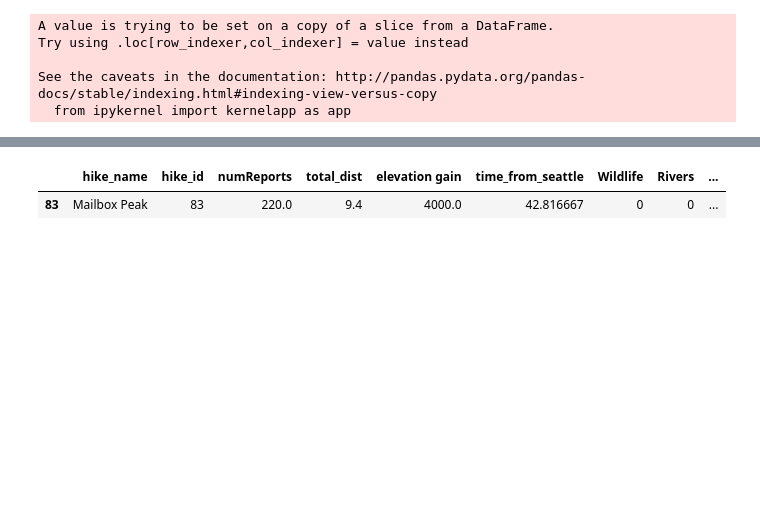
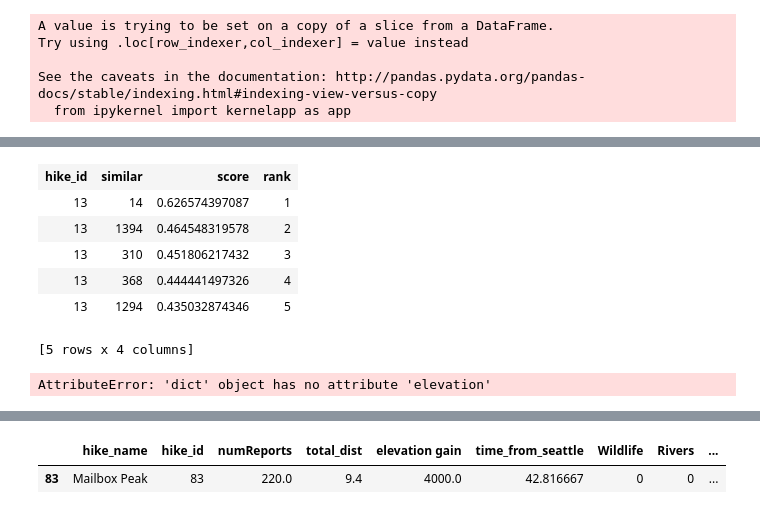
Before and after one commit to Jadetabony/wta_hikes, a Jupyter notebook: Recommender.ipynb, the cells around one changed output, grey strips where cells are left out. Drawn from its saved outputs; the diff is of its cells as text; code cells hidden in the pictures; blank space fills up the shorter version.

```diff
--- a/Recommender.ipynb
+++ b/Recommender.ipynb
@@ -188,4 +189,4 @@ Training ranking_factorization_recommender for recommendations.
 | linear_regularization          | L2 Regularization on Linear Coefficients         | 1e-08    |
 ... (39 outputs left out)
 # %%
-sim = model.get_similar_items(items=[87], k=5)
+my_recs = model.get_similar_items(items=[13], k=5)
@@ -193,0 +193,10 @@ hike_ids = [f for f in sim['similar']]
+# %%
+my_recs
+# %% [output]
+| hike_id | similar | score | rank |
+| 13 | 14 | 0.626574397087 | 1 |
+| 13 | 1394 | 0.464548319578 | 2 |
+| 13 | 310 | 0.451806217432 | 3 |
+| 13 | 368 | 0.444441497326 | 4 |
+| 13 | 1294 | 0.435032874346 | 5 |
+[5 rows x 4 columns]
@@ -193,0 +214,5 @@ hike_ids = [f for f in sim['similar']]
+# %%
+for r in recs:
+    print r.elevation
+# %% [output]
+AttributeError: 'dict' object has no attribute 'elevation'
```
Also changed, not shown: parts of 17 cells of this notebook, 30 other files.
